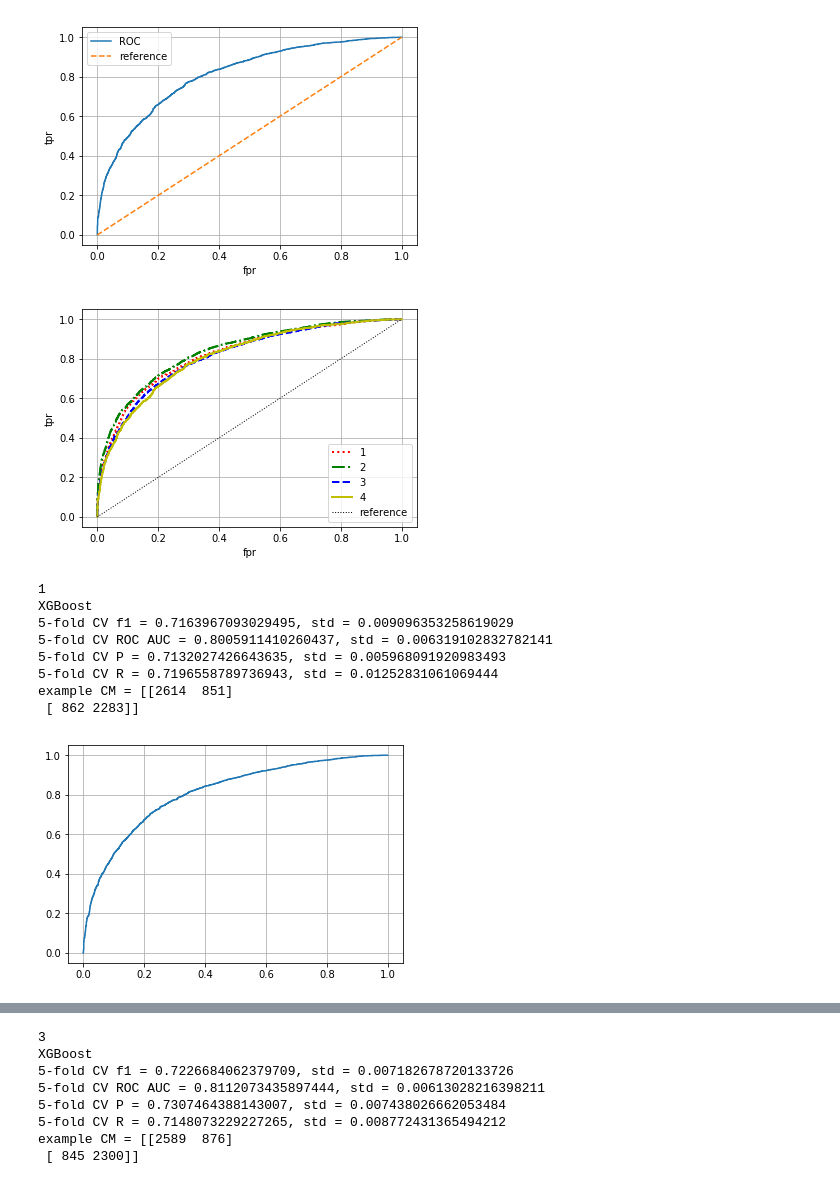
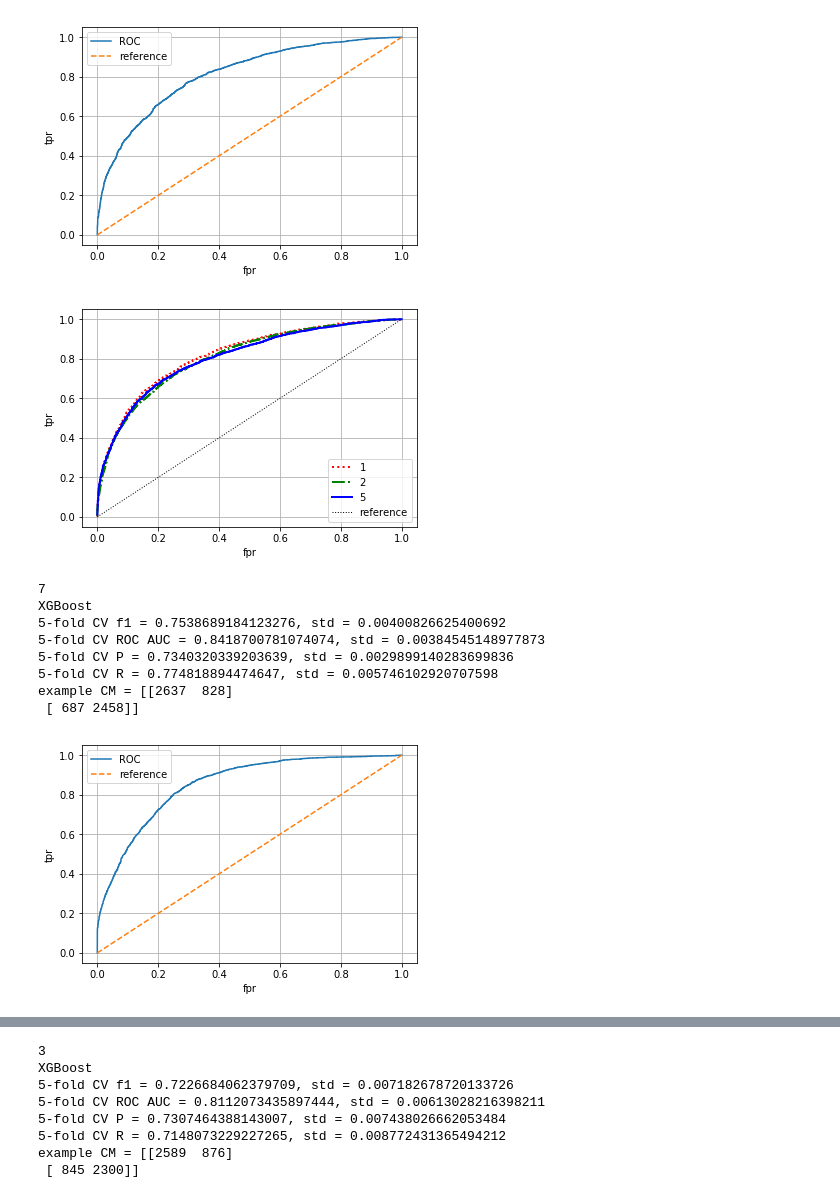
Before and after one commit to frolovconst/TC_w_ML, a Jupyter notebook: incidents_touch/accident_window_detection.ipynb, the cells around one changed output, grey strips where cells are left out. Saved outputs shown, nothing was run; the diff lists cells and outputs as text; code cells hidden in the pictures.

```diff
--- a/incidents_touch/accident_window_detection.ipynb
+++ b/incidents_touch/accident_window_detection.ipynb
@@ -131,7 +132,7 @@ non_series_cols = [col for col in dataset.columns if 'Avg' not in col and 'Total
 # %%
 dataset.to_csv('../data/PeMS/Incidents/work_folder/windows.csv', index=False)
 # %%
-dataset= pd.read_csv('../data/PeMS/Incidents/work_folder/fst_dataset/windows.csv', parse_dates=['Timestamp'])
+dataset= pd.read_csv('../data/PeMS/Incidents/work_folder/windows.csv', parse_dates=['Timestamp'])
 # %%
 def feature_extraction(dataset):
     cols = [col for col in dataset.columns if 'Avg' in col or 'Total' in col]
@@ -854,7 +913,7 @@ fignum=1
 def boost(dataset, drop_features=[], cv=5):
     global fignum
     print(fignum)
-    drop_cols = ['y', 'Timestamp', 'IncidentID'] + drop_features #, 'Longitude', 'Latitude', 'IncidentID', 'ID_Prev', 'ID_Next'
+    drop_cols = ['y', 'Timestamp', 'ID_Prev', 'ID_Next'] + drop_features #, 'Longitude', 'Latitude', 'IncidentID', 'ID_Prev', 'ID_Next'
     tr_X, te_X, tr_y, te_y = train_test_split(dataset.drop(columns=drop_cols), dataset['y'], stratify=dataset.y, test_size=.2, random_state=442)
     scaler = StandardScaler()
     tr_X = scaler.fit_transform(tr_X)
@@ -1020,18 +1083,19 @@ example CM = [[2616  849]
 # %%
 # plt.plot(fpr_m10, tpr_m10, label='5 min', linestyle='-', lw=2)
 plt.plot(all_fpr, all_tpr, label='1', linestyle=':', lw=2, color='r')
-plt.plot(nonext_fpr, nonext_tpr, label='2', linestyle='-.', lw=2, color='g')
-plt.plot(dfr_fpr, dfr_tpr, label='3', linestyle='--', lw=2, color='b')
-plt.plot(sqd_fpr, sqd_tpr, label='4', linestyle='-', lw=2, color='y')
+plt.plot(dfr_fpr, dfr_tpr, label='2', linestyle='-.', lw=2, color='g')
+# plt.plot(dfr_fpr, dfr_tpr, label='3', linestyle='--', lw=2, color='b')
+# plt.plot(sqd_fpr, sqd_tpr, label='4', linestyle='-', lw=2, color='y')
+plt.plot(ext_fpr, ext_tpr, label='5', linestyle='-', lw=2, color='b')
 plt.plot([0,1], [0,1], label='reference', linestyle=':', lw=1, color='black')
 plt.grid()
 plt.xlabel('fpr')
 plt.ylabel('tpr')
 plt.legend()
-plt.savefig('../data/PeMS/Incidents/work_folder/figs/xgb/ftr_cmpr', lw=4, dpi=600)
+plt.savefig('../data/PeMS/Incidents/work_folder/figs/xgb/ftr_cmpr.png', lw=4, dpi=600)
 plt.show()
 # %% [output]
-[figure, old version]
+[figure, new version]
 # %%
 def crop_window(dataset, mins):
     min_later = np.array([], dtype=str)
@@ -1041,4 +1105,4 @@ def crop_window(dataset, mins):
                 min_later = np.append(min_later, cc)
     return min_later
 # %%
-min_later5 = crop_window(dataset, 5)
+min_later_m40 = crop_window(dataset, -40)
@@ -1049,15 +1115,15 @@ min_later20 = crop_window(dataset, 20)
 # %%
 min_later30 = crop_window(dataset, 30)
 # %%
-fpr5, tpr5 = boost(dataset, [cc for cc in min_later5])
+clf_m40, fpr_m40, tpr_m40 = boost(dataset, [cc for cc in min_later_m40])
 # %% [output]
-1
+7
 XGBoost
-5-fold CV f1 = 0.7163967093029495, std = 0.009096353258619029
-5-fold CV ROC AUC = 0.8005911410260437, std = 0.006319102832782141
-5-fold CV P = 0.7132027426643635, std = 0.005968091920983493
-5-fold CV R = 0.7196558789736943, std = 0.01252831061069444
-example CM = [[2614  851]
- [ 862 2283]]
+5-fold CV f1 = 0.7538689184123276, std = 0.00400826625400692
+5-fold CV ROC AUC = 0.8418700781074074, std = 0.00384545148977873
+5-fold CV P = 0.7340320339203639, std = 0.0029899140283699836
+5-fold CV R = 0.774818894474647, std = 0.005746102920707598
+example CM = [[2637  828]
+ [ 687 2458]]
-[figure, old version]
+[figure, new version]
 # %%
```
Also changed, not shown: parts of 45 cells of this notebook.
